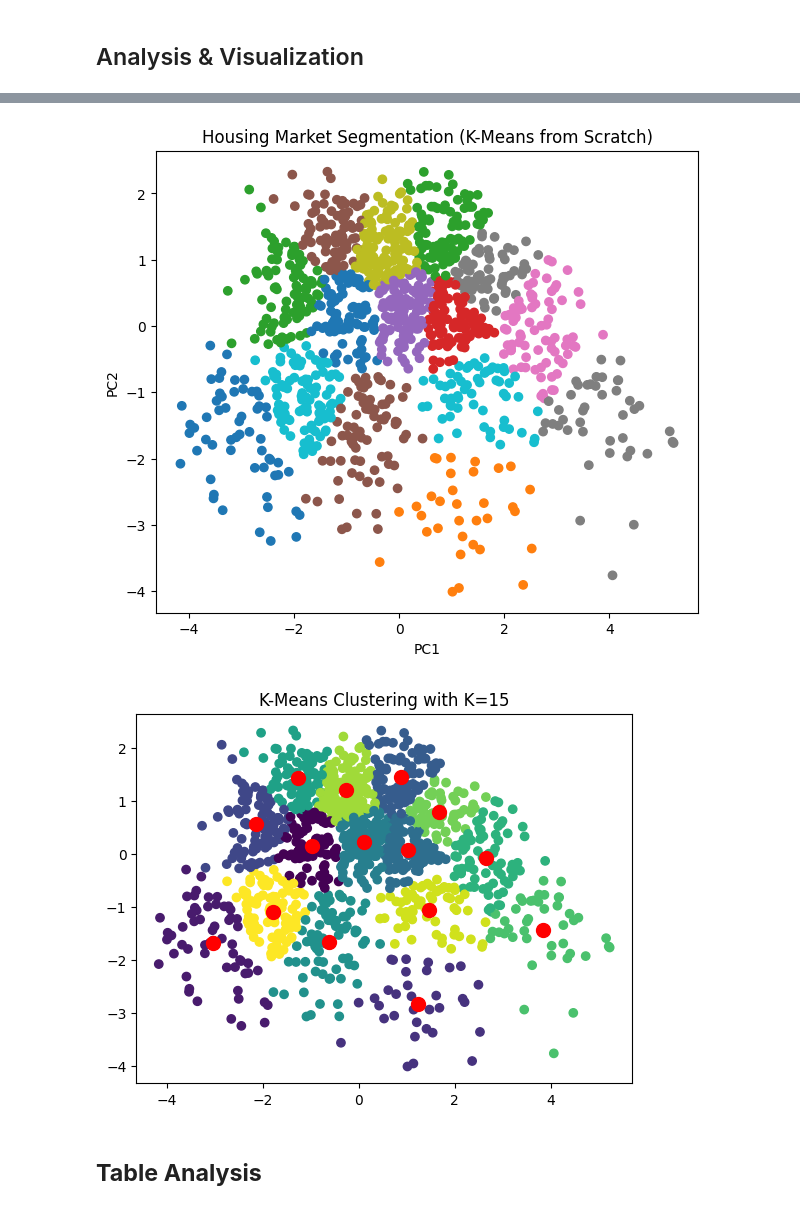
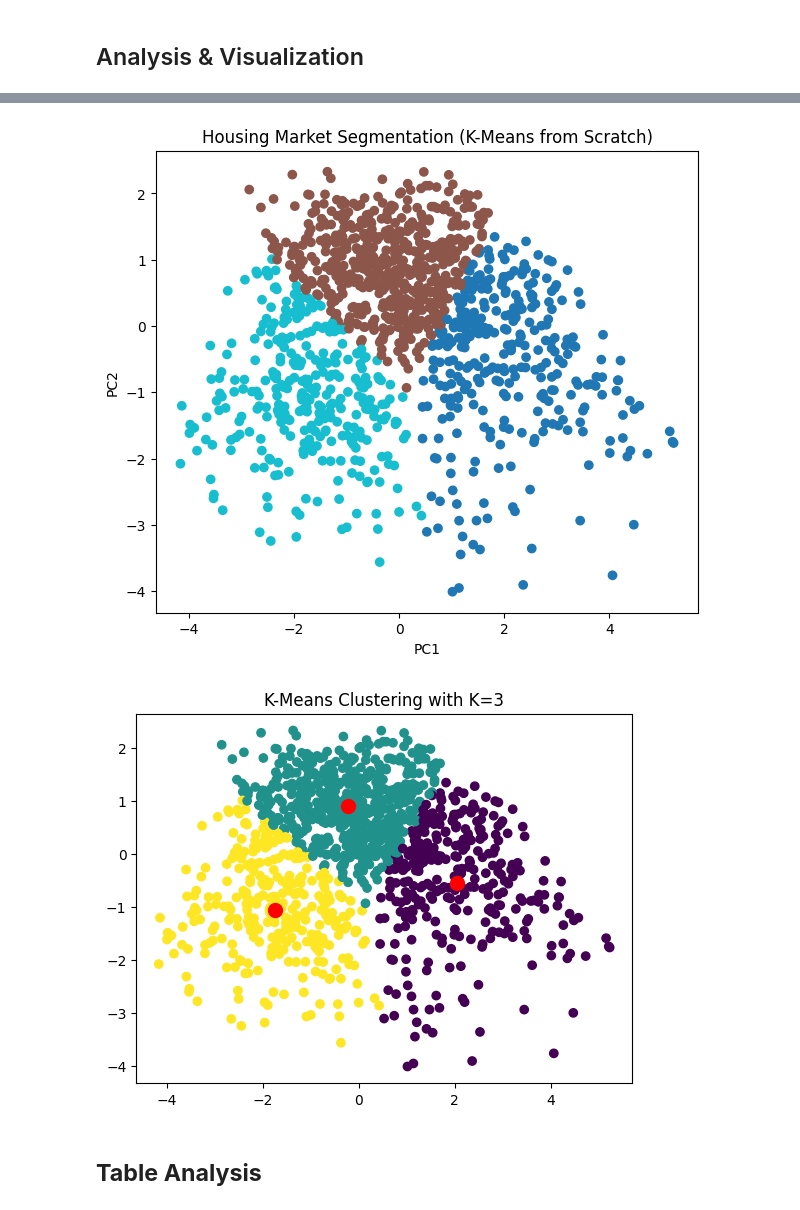
Before and after one commit to parsahmadian/K-Means-Numpy-only, a Jupyter notebook: k_means.ipynb, the cells around one changed output, grey strips where cells are left out. Drawn from its saved outputs; the diff is of its cells as text; code cells hidden in the pictures.

```diff
--- a/k_means.ipynb
+++ b/k_means.ipynb
@@ -11,9 +14,5 @@ import pickle # save and load centroids
 # %% [markdown]
 ## **Dataset**
-# %%
-dataset_path = "/content/dataset/housing_market_segmentation_dataset_1200.csv"
-random_init_n = 4
-k = 2
 # %%
 df = pd.read_csv(dataset_path)
 df.head()
@@ -155,0 +139,2 @@ plt.show()
+# %%
+k = 3
@@ -155,0 +143,2 @@ plt.show()
+# %%
+labels, centroids = kmeans(X, k)
@@ -156,7 +149,7 @@ plt.show()
 # %%
 # Saving...
 with open("kmeans_centroids.pkl", "wb") as f:
-    pickle.dump(best_centroids, f)
+    pickle.dump(centroids, f)
 # %% [markdown]
 ## Analysis & Visualization
 # %%
@@ -174,19 +173,19 @@ for i in range(random_init_n):
 # %%
 plt.figure(figsize=(7,6))
-plt.scatter(X[:,0], X[:,1], c=best_labels, cmap="tab10")
+plt.scatter(X[:,0], X[:,1], c=labels, cmap="tab10")
 plt.title("Housing Market Segmentation (K-Means from Scratch)")
 plt.xlabel("PC1")
 plt.ylabel("PC2")
 plt.show()
 # %% [output]
-[figure, old version]
+[figure, new version]
 # %%
-plt.scatter(X[:,0], X[:,1], c=best_labels, cmap='viridis')
-plt.scatter(best_centroids[:,0], best_centroids[:,1], color='red', marker='o', s=100)
-plt.title(f"K-Means Clustering with K={best_k}")
+plt.scatter(X[:,0], X[:,1], c=labels, cmap='viridis')
+plt.scatter(centroids[:,0], centroids[:,1], color='red', marker='o', s=100)
+plt.title(f"K-Means Clustering with K={k}")
 plt.show()
 # %% [output]
-[figure, old version]
+[figure, new version]
 # %% [markdown]
 ## **Table Analysis**
 # %%
```
Also changed, not shown: parts of 7 cells of this notebook, 1 other file.
